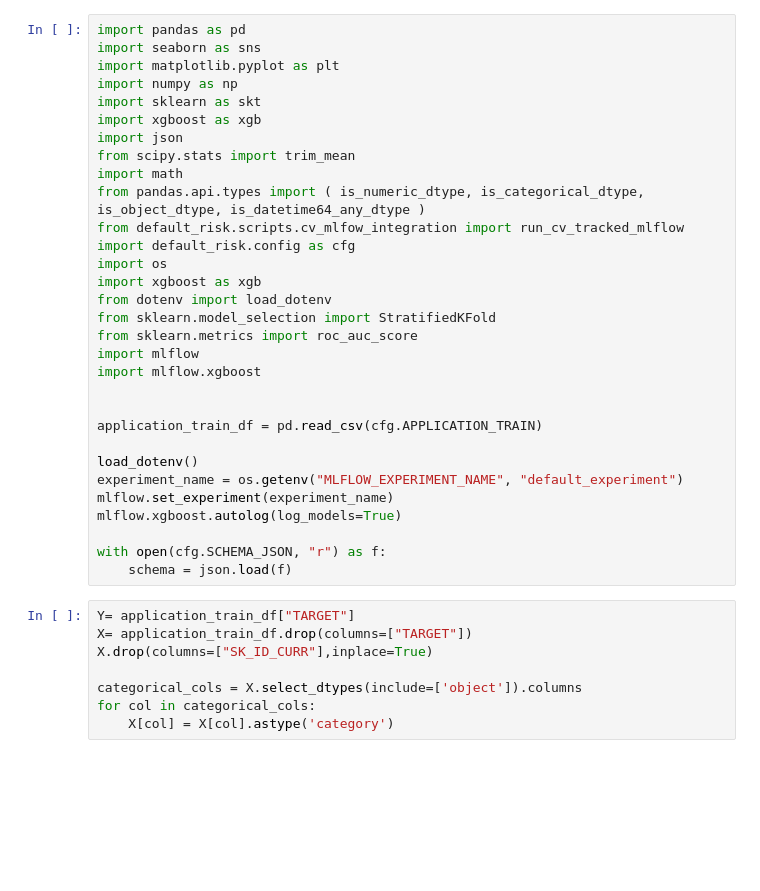
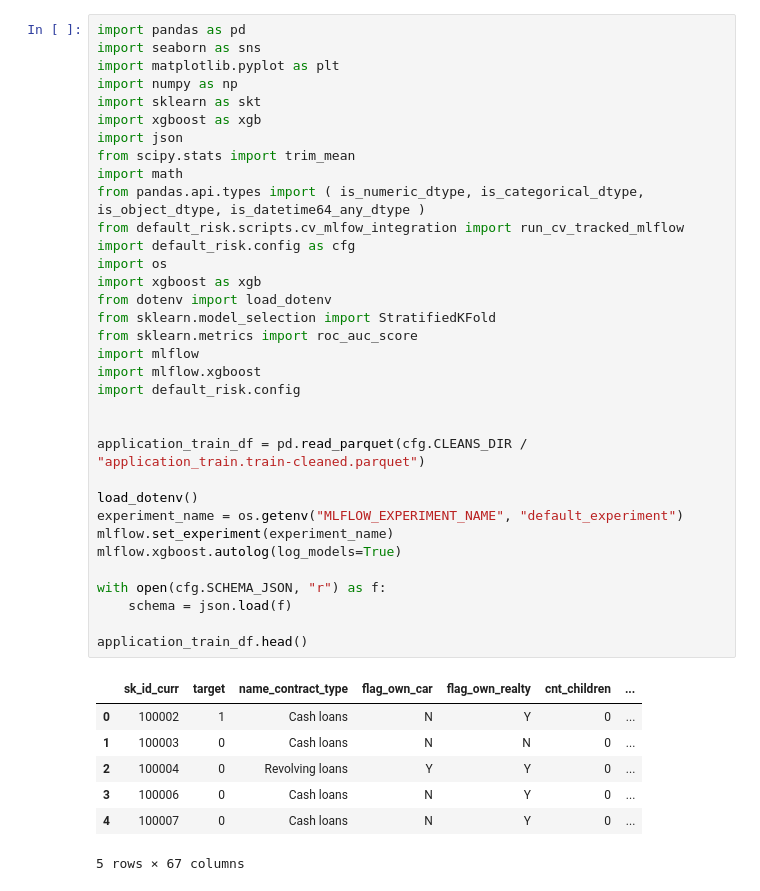
Before and after one commit to KuroEinzbern/Home-Credit-Default-Risk-Kaggle, a Jupyter notebook: notebooks/baseline/baseline_model.ipynb, the cells around one changed output. Cells and saved outputs as stored; diff of their text form; blank space fills up the shorter version.

```diff
--- a/notebooks/baseline/baseline_model.ipynb
+++ b/notebooks/baseline/baseline_model.ipynb
@@ -1,39 +1,42 @@
 # %%
 import pandas as pd
 import seaborn as sns
 import matplotlib.pyplot as plt
 import numpy as np
 import sklearn as skt
 import xgboost as xgb
 import json
 from scipy.stats import trim_mean
 import math
 from pandas.api.types import ( is_numeric_dtype, is_categorical_dtype, is_object_dtype, is_datetime64_any_dtype )
 from default_risk.scripts.cv_mlfow_integration import run_cv_tracked_mlflow
 import default_risk.config as cfg
 import os
 import xgboost as xgb
 from dotenv import load_dotenv
 from sklearn.model_selection import StratifiedKFold
 from sklearn.metrics import roc_auc_score
 import mlflow
 import mlflow.xgboost
+import default_risk.config
 
 
-application_train_df = pd.read_csv(cfg.APPLICATION_TRAIN)
+application_train_df = pd.read_parquet(cfg.CLEANS_DIR / "application_train.train-cleaned.parquet")
 
 load_dotenv()
 experiment_name = os.getenv("MLFLOW_EXPERIMENT_NAME", "default_experiment")
 mlflow.set_experiment(experiment_name)
 mlflow.xgboost.autolog(log_models=True)
 
 with open(cfg.SCHEMA_JSON, "r") as f:
     schema = json.load(f)
+
+application_train_df.head()
+# %% [output]
+|  | sk_id_curr | target | name_contract_type | flag_own_car | flag_own_realty | cnt_children | ... |
+| 0 | 100002 | 1 | Cash loans | N | Y | 0 | ... |
+| 1 | 100003 | 0 | Cash loans | N | N | 0 | ... |
+| 2 | 100004 | 0 | Revolving loans | Y | Y | 0 | ... |
+| 3 | 100006 | 0 | Cash loans | N | Y | 0 | ... |
+| 4 | 100007 | 0 | Cash loans | N | Y | 0 | ... |
+5 rows × 67 columns
-# %%
-Y= application_train_df["TARGET"]
-X= application_train_df.drop(columns=["TARGET"])
-X.drop(columns=["SK_ID_CURR"],inplace=True)
-
-categorical_cols = X.select_dtypes(include=['object']).columns
-for col in categorical_cols:
-    X[col] = X[col].astype('category')
```
Also changed, not shown: parts of 2 cells of this notebook, 5 other files.
